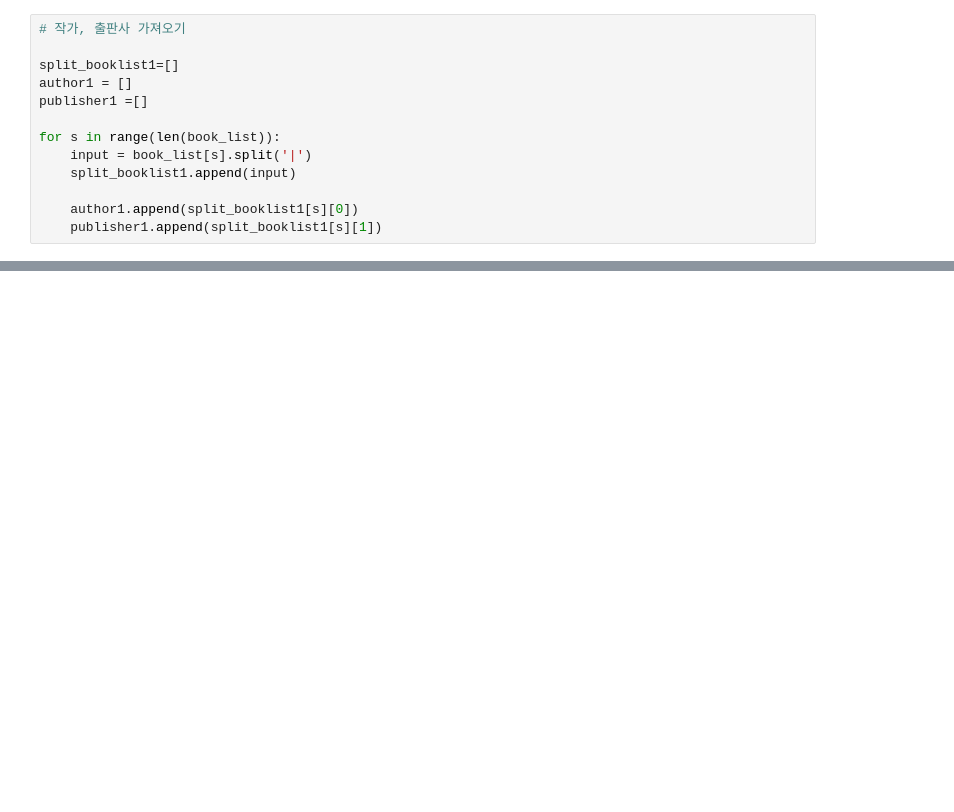
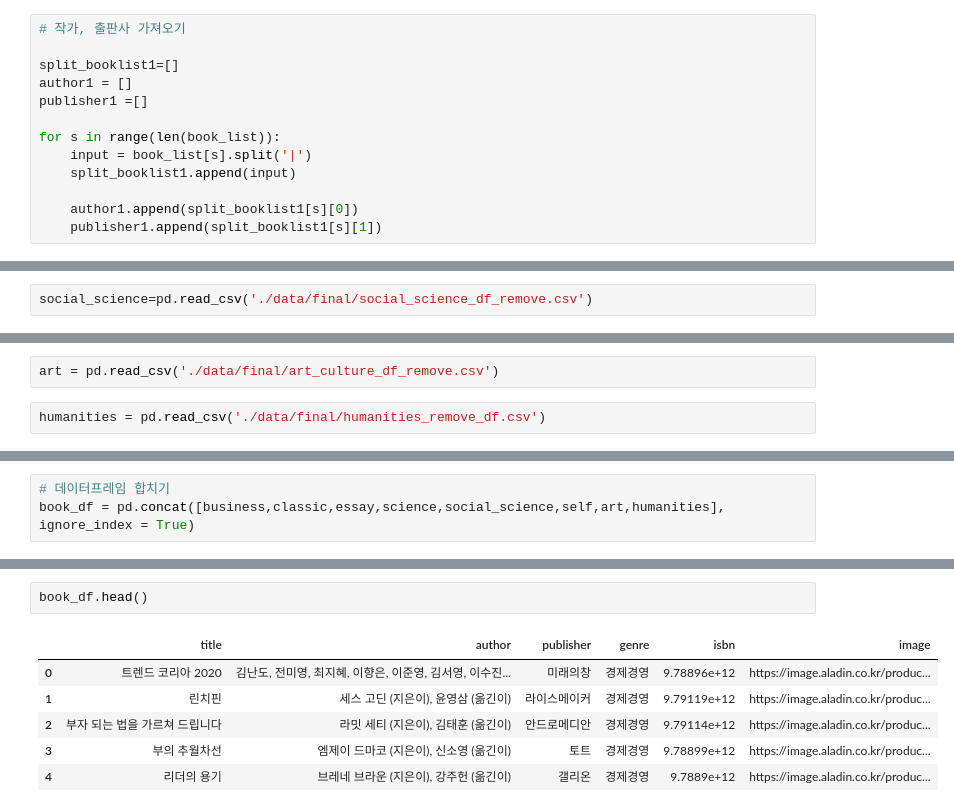
Before and after one commit to Kyounglin-Kim/TIL, a Jupyter notebook: Crawling/도서크롤링.ipynb, the cells around one changed output, grey strips where cells are left out. Drawn from its saved outputs; the diff is of its cells as text; blank space fills up the shorter version.

```diff
--- a/Crawling/도서크롤링.ipynb
+++ b/Crawling/도서크롤링.ipynb
@@ -362,0 +826,2 @@ essay04_06.to_csv('C:\\Users\\kim23\\data\\final\\essay04_06.csv',index=False,en
+# %%
+social_science=pd.read_csv('./data/final/social_science_df_remove.csv')
@@ -362,0 +830,4 @@ essay04_06.to_csv('C:\\Users\\kim23\\data\\final\\essay04_06.csv',index=False,en
+# %%
+art = pd.read_csv('./data/final/art_culture_df_remove.csv')
+# %%
+humanities = pd.read_csv('./data/final/humanities_remove_df.csv')
@@ -362,0 +883,3 @@ essay04_06.to_csv('C:\\Users\\kim23\\data\\final\\essay04_06.csv',index=False,en
+# %%
+# 데이터프레임 합치기
+book_df = pd.concat([business,classic,essay,science,social_science,self,art,humanities], ignore_index = True)
@@ -362,0 +900,9 @@ essay04_06.to_csv('C:\\Users\\kim23\\data\\final\\essay04_06.csv',index=False,en
+# %%
+book_df.head()
+# %% [output]
+|  | title | author | publisher | genre | isbn | image |
+| 0 | 트렌드 코리아 2020 | 김난도, 전미영, 최지혜, 이향은, 이준영, 김서영, 이수진... | 미래의창 | 경제경영 | 9.78896e+12 | https://image.aladin.co.kr/produc... |
+| 1 | 린치핀 | 세스 고딘 (지은이), 윤영삼 (옮긴이) | 라이스메이커 | 경제경영 | 9.79119e+12 | https://image.aladin.co.kr/produc... |
+| 2 | 부자 되는 법을 가르쳐 드립니다 | 라밋 세티 (지은이), 김태훈 (옮긴이) | 안드로메디안 | 경제경영 | 9.79114e+12 | https://image.aladin.co.kr/produc... |
+| 3 | 부의 추월차선 | 엠제이 드마코 (지은이), 신소영 (옮긴이) | 토트 | 경제경영 | 9.78899e+12 | https://image.aladin.co.kr/produc... |
+| 4 | 리더의 용기 | 브레네 브라운 (지은이), 강주헌 (옮긴이) | 갤리온 | 경제경영 | 9.7889e+12 | https://image.aladin.co.kr/produc... |
```
Also changed, not shown: parts of 70 cells of this notebook.
